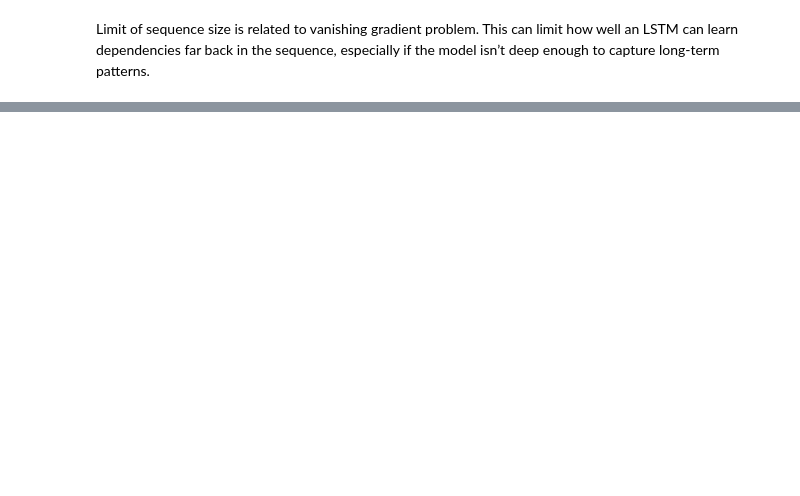
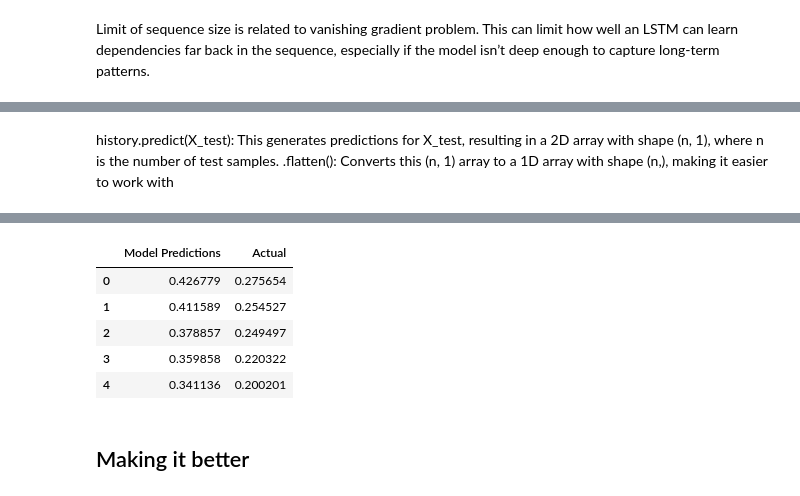
Before and after one commit to djjjones6/Group_Assessment_2, a Jupyter notebook: Matt W/LSTM_practice.ipynb, the cells around one changed output, grey strips where cells are left out. Cells and saved outputs as stored; diff of their text form; code cells hidden in the pictures; blank space fills up the shorter version.

```diff
--- a/Matt W/LSTM_practice.ipynb
+++ b/Matt W/LSTM_practice.ipynb
@@ -52,12 +52,16 @@ The LSTM takes sequences of inputs.
 # %%
 def generate_sequence(df,N, window_size):
+    '''PyTorch models expect the target labels to have two
+        dimensions with shape (batch_size,output_size).
+        - batch_size is the number of samples in each sequence
+        - output_size is the number of target values per sample'''
 
     #We generate sequences of size 10
-    X_sequences = [df.iloc[i:i+window_size].values for i in range(N - window_size)]
+    X_sequences = [df.iloc[i:i+window_size].drop(columns=['pollution']).values for i in range(N - window_size)]
     #And for each sequence evaluate agains the pollution value following each sequence
     Y_values = [df.iloc[i+window_size]['pollution'] for i in range(N - window_size)]
 
-    return np.array(X_sequences), np.array(Y_values)
+    return np.array(X_sequences).astype(np.float32), np.array(Y_values).astype(np.float32).reshape(-1,1)
 # %% [markdown]
 Limit of sequence size is related to vanishing gradient problem. This can limit how well an LSTM can learn dependencies far back in the sequence, especially if the model isn’t deep enough to capture long-term patterns.
 # %%
@@ -74,0 +98,20 @@ print(X_test.shape,y_test.shape)
+# %%
+n_steps = X_train.shape[1]
+n_features = X_train.shape[2]
+
+MV_LSTM = Sequential()
+MV_LSTM.add(Input(shape =(n_steps, n_features)))
+MV_LSTM.add(LSTM(50))
+#MV_LSTM.add(Droput(0.2)) prevents overfitting by randomly dropping out 20% of neurons
+
+MV_LSTM.add(Dense(1))
+
+#Compile the model
+metrics="RootMeanSquaredError()"
+optimzer="adam"
+loss = 'mse'
+
+MV_LSTM.compile(optimizer=Adam(learning_rate = 0.001), loss=loss, metrics = [RootMeanSquaredError()])
+
+
+MV_LSTM.summary()
@@ -74,0 +130,3 @@ print(X_test.shape,y_test.shape)
+# %%
+# fit model
+history = MV_LSTM.fit(X_train, y_train, epochs=150)
@@ -74,0 +151,13 @@ print(X_test.shape,y_test.shape)
+# %% [markdown]
+history.predict(X_test): This generates predictions for X_test, resulting in a 2D array with shape (n, 1), where n is the number of test samples.
+.flatten(): Converts this (n, 1) array to a 1D array with shape (n,), making it easier to work with
+# %%
+test_predictions = MV_LSTM.predict(X_test).flatten()
+actual_predictions = y_test.flatten()
+test_predictions.shape, actual_predictions.shape
+
+test_results = pd.DataFrame(data={
+        'Model Predictions': test_predictions,
+        'Actual':actual_predictions})
+test_results.head()
+# %% [output]
@@ -74,0 +165,8 @@ print(X_test.shape,y_test.shape)
+|  | Model Predictions | Actual |
+| 0 | 0.426779 | 0.275654 |
+| 1 | 0.411589 | 0.254527 |
+| 2 | 0.378857 | 0.249497 |
+| 3 | 0.359858 | 0.220322 |
+| 4 | 0.341136 | 0.200201 |
+# %% [markdown]
+## Making it better
```
Also changed, not shown: parts of 17 cells of this notebook.
